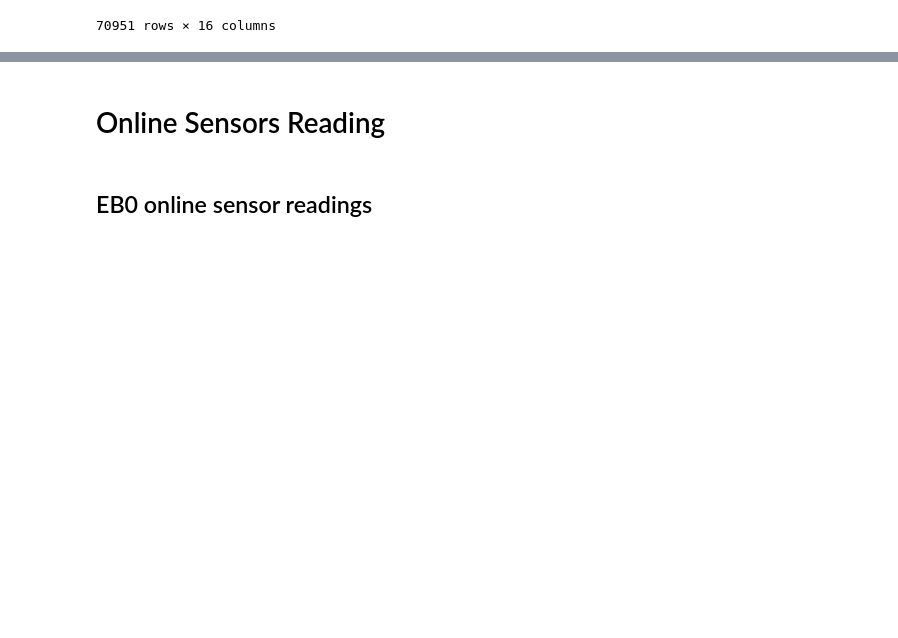
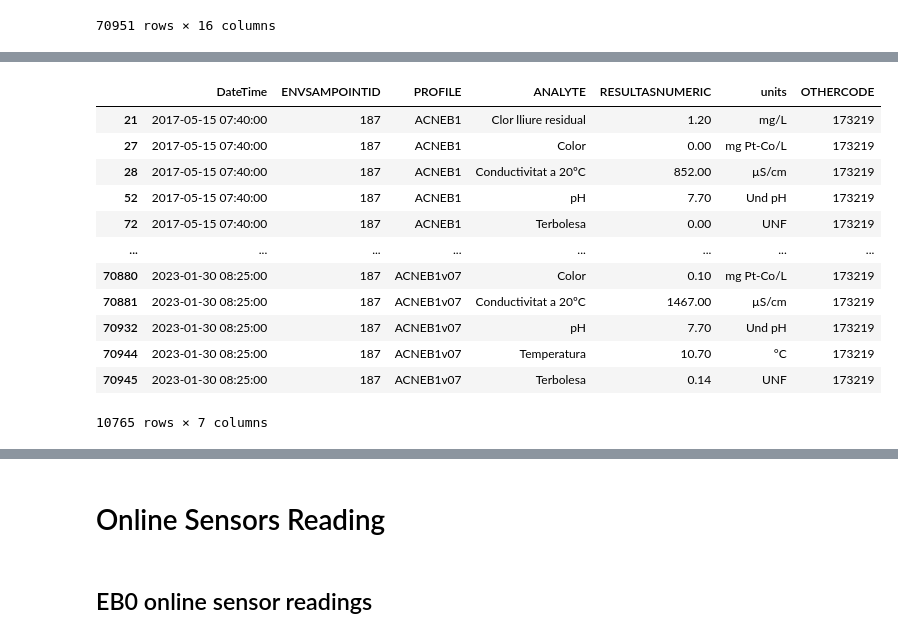
Before and after one commit to MassimilianoArca/SafeCREW, a Jupyter notebook: safecrew/tarragona/data_preprocessing/lab_sensor.ipynb, the cells around one changed output, grey strips where cells are left out. Cells and saved outputs as stored; diff of their text form; code cells hidden in the pictures; blank space fills up the shorter version.

```diff
--- a/safecrew/tarragona/data_preprocessing/lab_sensor.ipynb
+++ b/safecrew/tarragona/data_preprocessing/lab_sensor.ipynb
@@ -162,0 +335,3 @@ eb1_measure_features = [
+# %%
+eb1_features_df["RESULTASNUMERIC"] = eb1_features_df["RESULTASNUMERIC"].astype(float)
+eb1_targets_df["RESULTASNUMERIC"] = eb1_targets_df["RESULTASNUMERIC"].astype(float)
@@ -162,0 +349,19 @@ eb1_measure_features = [
+# %%
+eb1_features_df.insert(
+    loc=0,
+    column="DateTime",
+    value=pd.to_datetime(
+        eb1_features_df["data"].astype(str) + " " + eb1_features_df["SAMPDATE"].astype(str)
+    ),
+)
+
+eb1_targets_df.insert(
+    loc=0,
+    column='DateTime',
+    value=pd.to_datetime(
+        eb1_targets_df["data"].astype(str) + " " + eb1_targets_df["SAMPDATE"].astype(str)
+    ),
+)
+# %%
+eb1_features_df.drop(columns=["data", "SAMPDATE"], inplace=True)
+eb1_targets_df.drop(columns=["data", "SAMPDATE"], inplace=True)
@@ -162,0 +377,16 @@ eb1_measure_features = [
+# %%
+eb1_features_df
+# %% [output]
+|  | DateTime | ENVSAMPOINTID | PROFILE | ANALYTE | RESULTASNUMERIC | units | OTHERCODE |
+| 21 | 2017-05-15 07:40:00 | 187 | ACNEB1 | Clor lliure residual | 1.20 | mg/L | 173219 |
+| 27 | 2017-05-15 07:40:00 | 187 | ACNEB1 | Color | 0.00 | mg Pt-Co/L | 173219 |
+| 28 | 2017-05-15 07:40:00 | 187 | ACNEB1 | Conductivitat a 20ºC | 852.00 | µS/cm | 173219 |
+| 52 | 2017-05-15 07:40:00 | 187 | ACNEB1 | pH | 7.70 | Und pH | 173219 |
+| 72 | 2017-05-15 07:40:00 | 187 | ACNEB1 | Terbolesa | 0.00 | UNF | 173219 |
+| ... | ... | ... | ... | ... | ... | ... | ... |
+| 70880 | 2023-01-30 08:25:00 | 187 | ACNEB1v07 | Color | 0.10 | mg Pt-Co/L | 173219 |
+| 70881 | 2023-01-30 08:25:00 | 187 | ACNEB1v07 | Conductivitat a 20ºC | 1467.00 | µS/cm | 173219 |
+| 70932 | 2023-01-30 08:25:00 | 187 | ACNEB1v07 | pH | 7.70 | Und pH | 173219 |
+| 70944 | 2023-01-30 08:25:00 | 187 | ACNEB1v07 | Temperatura | 10.70 | °C | 173219 |
+| 70945 | 2023-01-30 08:25:00 | 187 | ACNEB1v07 | Terbolesa | 0.14 | UNF | 173219 |
+10765 rows × 7 columns
```
Also changed, not shown: parts of 37 cells of this notebook, 2 other files.
